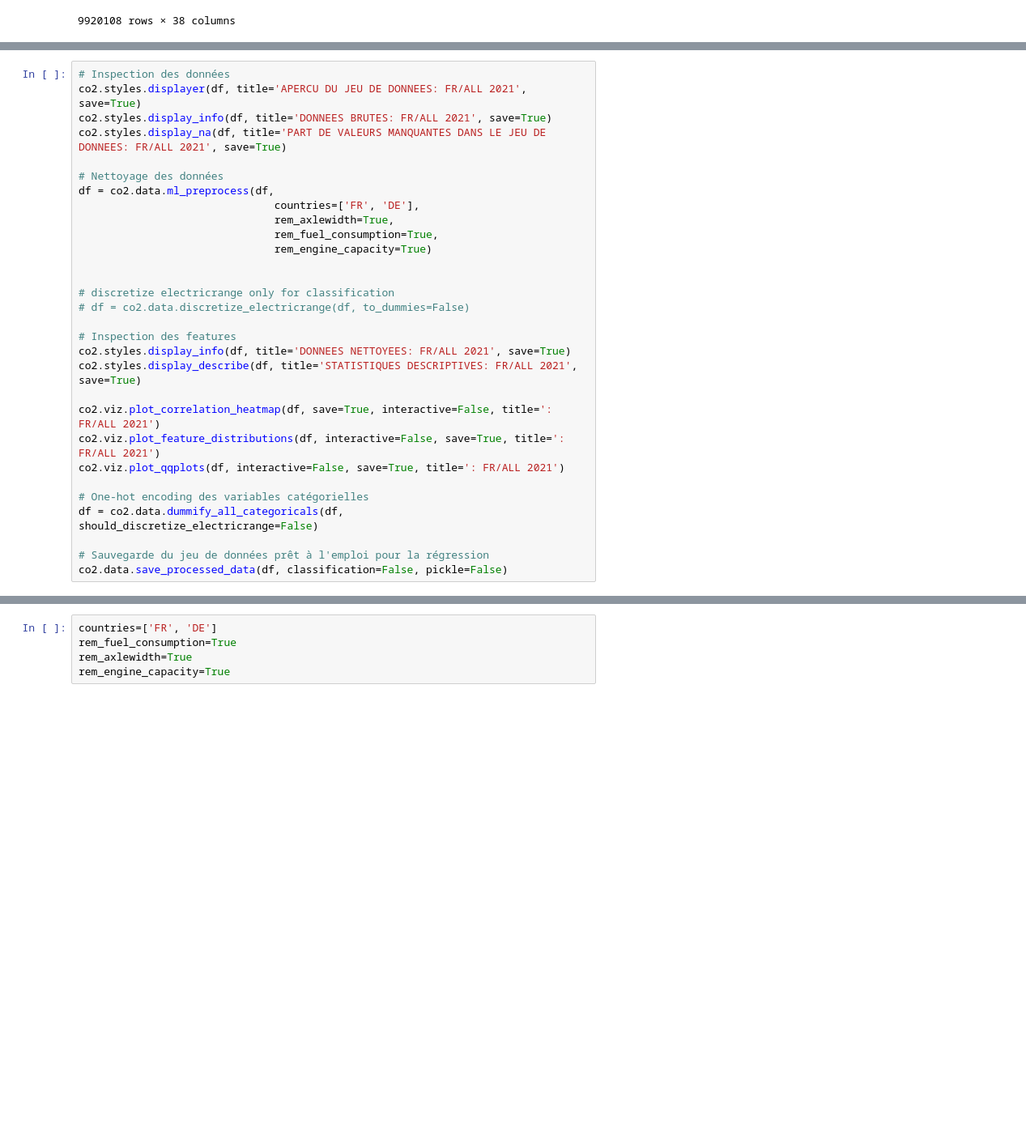
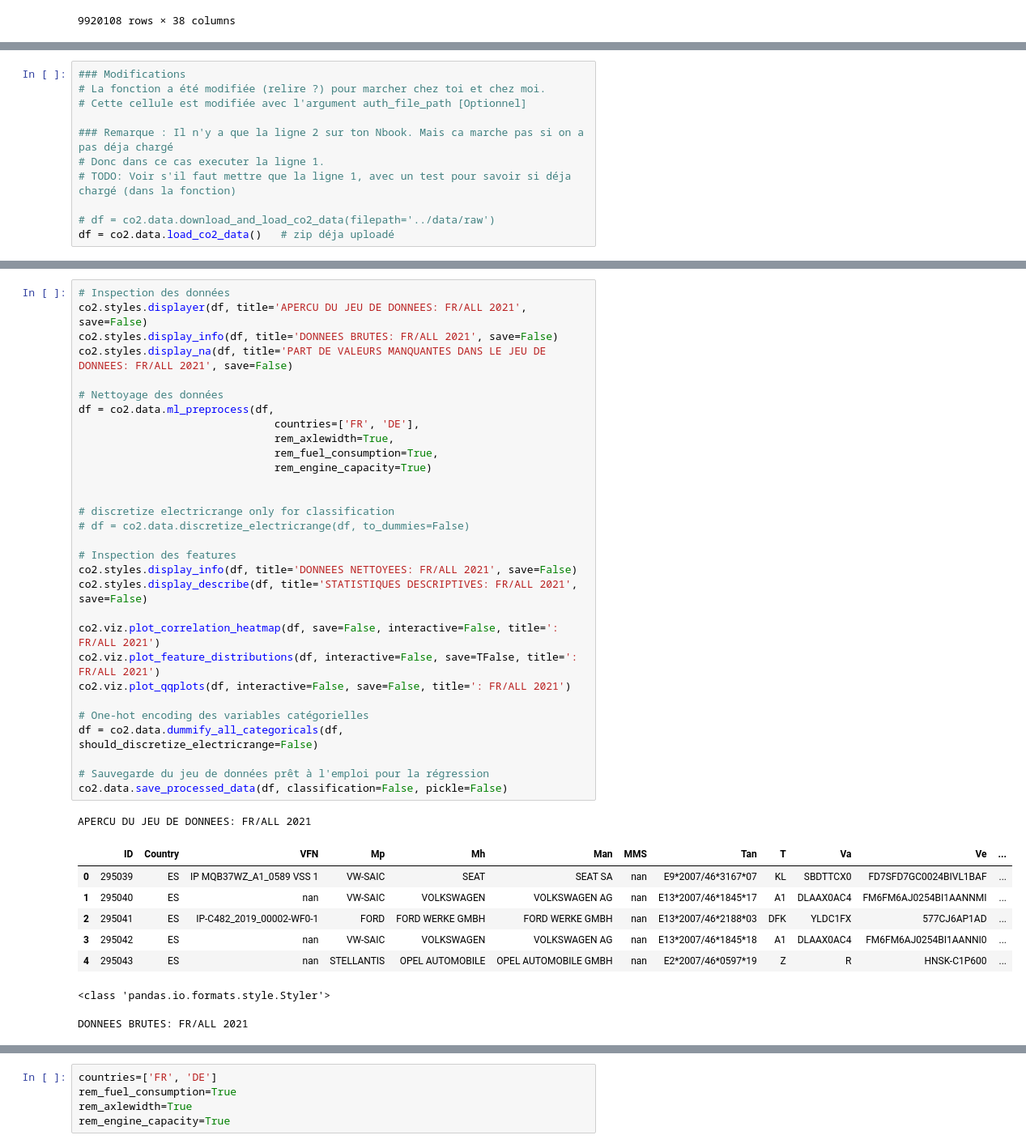
Before and after one commit to MatthieuLeNozach/car-co2-prediction_pre-release, a Jupyter notebook: notebooks/test_ludo_reg_preprocessing_fr-de_2021.ipynb, the cells around one changed output, grey strips where cells are left out. Shown at 81% size. Drawn from its saved outputs; the diff is of its cells as text; blank space fills up the shorter version.

```diff
--- a/notebooks/test_ludo_reg_preprocessing_fr-de_2021.ipynb
+++ b/notebooks/test_ludo_reg_preprocessing_fr-de_2021.ipynb
@@ -177,0 +208,11 @@ df
+# %%
+### Modifications
+# La fonction a été modifiée (relire ?) pour marcher chez toi et chez moi.
+# Cette cellule est modifiée avec l'argument auth_file_path [Optionnel]
+
+### Remarque : Il n'y a que la ligne 2 sur ton Nbook. Mais ca marche pas si on a pas déja chargé
+# Donc dans ce cas executer la ligne 1.
+# TODO: Voir s'il faut mettre que la ligne 1, avec un test pour savoir si déja chargé (dans la fonction)
+
+# df = co2.data.download_and_load_co2_data(filepath='../data/raw')
+df = co2.data.load_co2_data()   # zip déja uploadé
@@ -178,30 +436,40 @@ df
 # %%
 # Inspection des données
-co2.styles.displayer(df, title='APERCU DU JEU DE DONNEES: FR/ALL 2021', save=True)
-co2.styles.display_info(df, title='DONNEES BRUTES: FR/ALL 2021', save=True)
-co2.styles.display_na(df, title='PART DE VALEURS MANQUANTES DANS LE JEU DE DONNEES: FR/ALL 2021', save=True)
+co2.styles.displayer(df, title='APERCU DU JEU DE DONNEES: FR/ALL 2021', save=False)
+co2.styles.display_info(df, title='DONNEES BRUTES: FR/ALL 2021', save=False)
+co2.styles.display_na(df, title='PART DE VALEURS MANQUANTES DANS LE JEU DE DONNEES: FR/ALL 2021', save=False)
 
 # Nettoyage des données
 df = co2.data.ml_preprocess(df,
                                countries=['FR', 'DE'],
                                rem_axlewidth=True,
                                rem_fuel_consumption=True,
                                rem_engine_capacity=True)
 
 
 # discretize electricrange only for classification
 # df = co2.data.discretize_electricrange(df, to_dummies=False)
 
 # Inspection des features
-co2.styles.display_info(df, title='DONNEES NETTOYEES: FR/ALL 2021', save=True)
-co2.styles.display_describe(df, title='STATISTIQUES DESCRIPTIVES: FR/ALL 2021', save=True)
+co2.styles.display_info(df, title='DONNEES NETTOYEES: FR/ALL 2021', save=False)
+co2.styles.display_describe(df, title='STATISTIQUES DESCRIPTIVES: FR/ALL 2021', save=False)
 
-co2.viz.plot_correlation_heatmap(df, save=True, interactive=False, title=': FR/ALL 2021')
-co2.viz.plot_feature_distributions(df, interactive=False, save=True, title=': FR/ALL 2021')
-co2.viz.plot_qqplots(df, interactive=False, save=True, title=': FR/ALL 2021')
+co2.viz.plot_correlation_heatmap(df, save=False, interactive=False, title=': FR/ALL 2021')
+co2.viz.plot_feature_distributions(df, interactive=False, save=TFalse, title=': FR/ALL 2021')
+co2.viz.plot_qqplots(df, interactive=False, save=False, title=': FR/ALL 2021')
 
 # One-hot encoding des variables catégorielles
 df = co2.data.dummify_all_categoricals(df, should_discretize_electricrange=False)
 
 # Sauvegarde du jeu de données prêt à l'emploi pour la régression
 co2.data.save_processed_data(df, classification=False, pickle=False)
+# %% [output]
+APERCU DU JEU DE DONNEES: FR/ALL 2021
+|  | ID | Country | VFN | Mp | Mh | Man | MMS | Tan | T | Va | Ve | ... |
+| 0 | 295039 | ES | IP MQB37WZ_A1_0589 VSS 1 | VW-SAIC | SEAT | SEAT SA | nan | E9*2007/46*3167*07 | KL | SBDTTCX0 | FD7SFD7GC0024BIVL1BAF | ... |
+| 1 | 295040 | ES | nan | VW-SAIC | VOLKSWAGEN | VOLKSWAGEN AG | nan | E13*2007/46*1845*17 | A1 | DLAAX0AC4 | FM6FM6AJ0254BI1AANNMI | ... |
+| 2 | 295041 | ES | IP-C482_2019_00002-WF0-1 | FORD | FORD WERKE GMBH | FORD WERKE GMBH | nan | E13*2007/46*2188*03 | DFK | YLDC1FX | 577CJ6AP1AD | ... |
+| 3 | 295042 | ES | nan | VW-SAIC | VOLKSWAGEN | VOLKSWAGEN AG | nan | E13*2007/46*1845*18 | A1 | DLAAX0AC4 | FM6FM6AJ0254BI1AANNI0 | ... |
+| 4 | 295043 | ES | nan | STELLANTIS | OPEL AUTOMOBILE | OPEL AUTOMOBILE GMBH | nan | E2*2007/46*0597*19 | Z | R | HNSK-C1P600 | ... |
+<class 'pandas.io.formats.style.Styler'>
+DONNEES BRUTES: FR/ALL 2021
```
Also changed, not shown: parts of 37 cells of this notebook, 3 other files.
